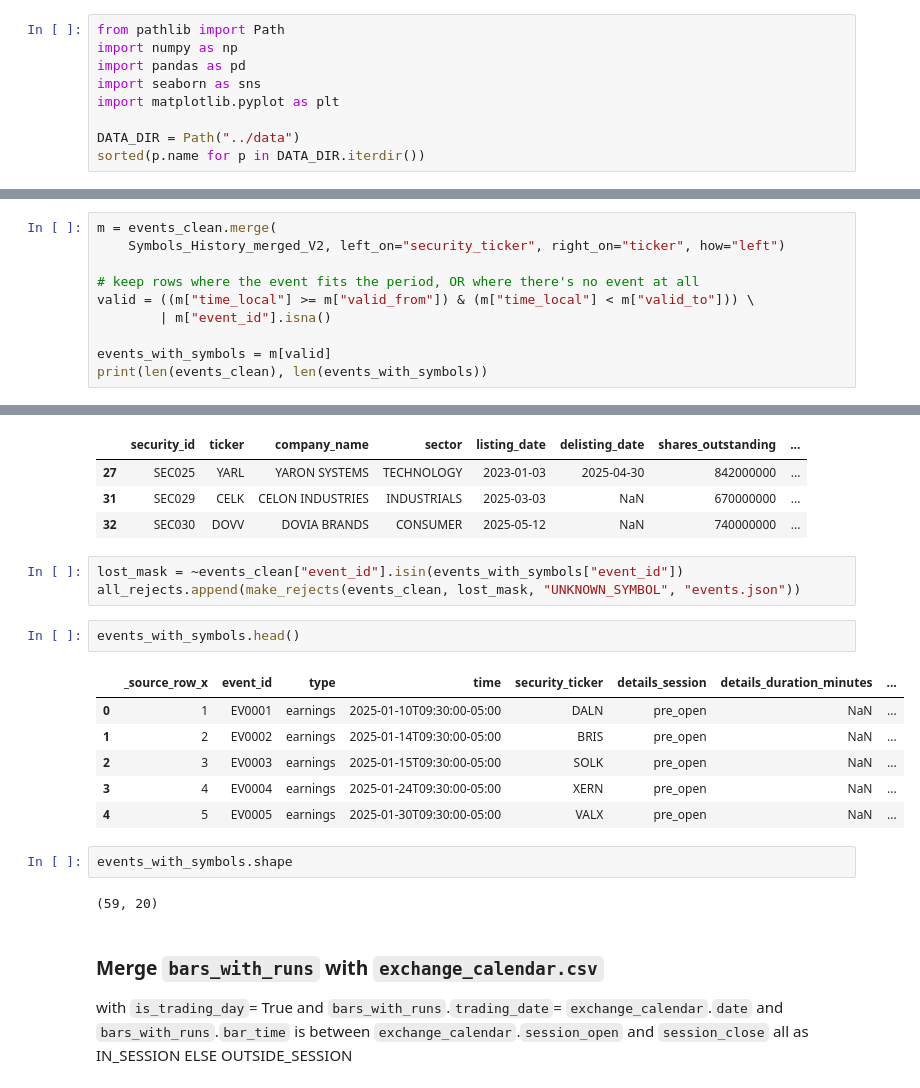
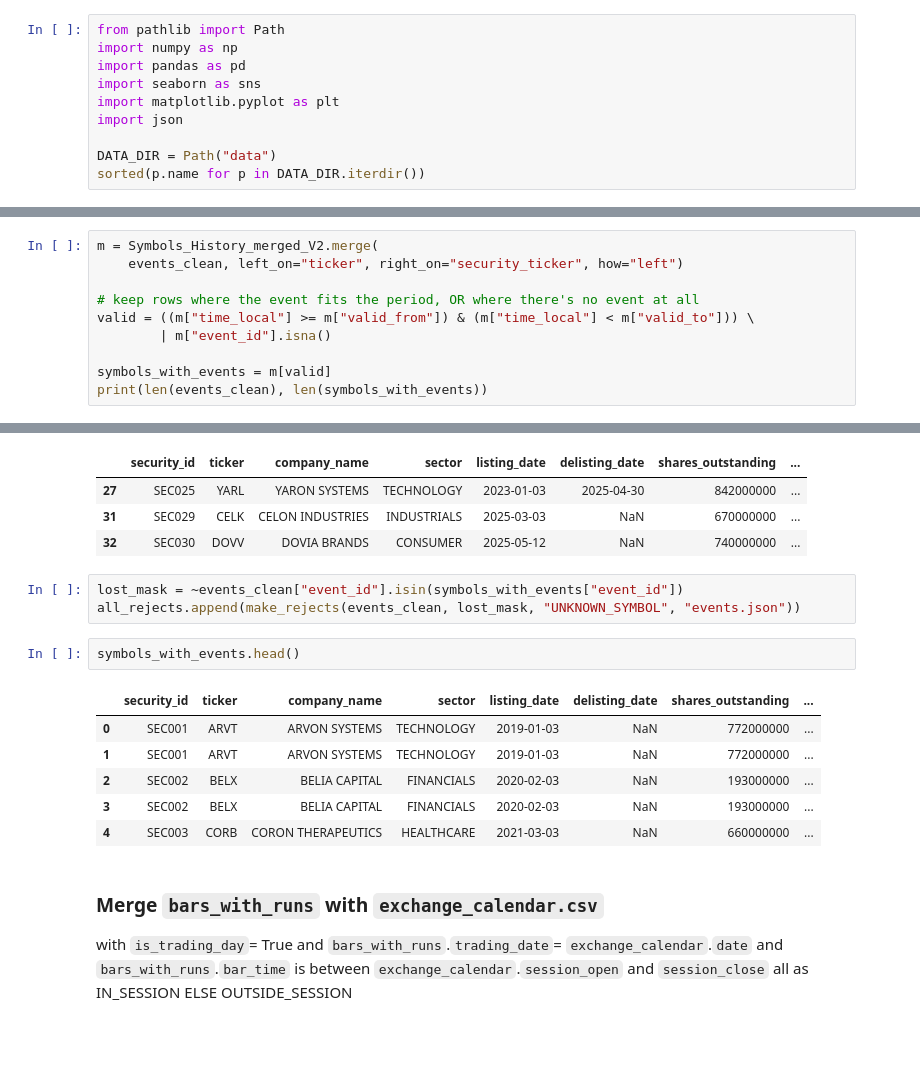
Before and after one commit to SondosMahmoud-5/data-engineering-project, a Jupyter notebook: Project/EDA_V2 copy.ipynb, the cells around one changed output, grey strips where cells are left out. Saved outputs shown, nothing was run; the diff lists cells and outputs as text; blank space fills up the shorter version.

```diff
--- a/Project/EDA_V2 copy.ipynb
+++ b/Project/EDA_V2 copy.ipynb
@@ -6,8 +6,9 @@ import numpy as np
 import pandas as pd
 import seaborn as sns
 import matplotlib.pyplot as plt
+import json
 
-DATA_DIR = Path("../data")
+DATA_DIR = Path("data")
 sorted(p.name for p in DATA_DIR.iterdir())
 # %% [output]
 ['bars_1m.parquet',
@@ -1210,13 +1433,13 @@ Symbols_History_merged_V2[Symbols_History_merged_V2["security_id"].isin(["SEC017
 # %%
-m = events_clean.merge(
-    Symbols_History_merged_V2, left_on="security_ticker", right_on="ticker", how="left")
+m = Symbols_History_merged_V2.merge(
+    events_clean, left_on="ticker", right_on="security_ticker", how="left")
 
 # keep rows where the event fits the period, OR where there's no event at all
 valid = ((m["time_local"] >= m["valid_from"]) & (m["time_local"] < m["valid_to"])) \
         | m["event_id"].isna()
 
-events_with_symbols = m[valid]
-print(len(events_clean), len(events_with_symbols))
+symbols_with_events = m[valid]
+print(len(events_clean), len(symbols_with_events))
 # %% [output]
 62 59
 # %%
@@ -1237,21 +1460,17 @@ Symbols_History_merged_V2[Symbols_History_merged_V2["ticker"].isin(["CELK", "DOV
 | 31 | SEC029 | CELK | CELON INDUSTRIES | INDUSTRIALS | 2025-03-03 | NaN | 670000000 | ... |
 | 32 | SEC030 | DOVV | DOVIA BRANDS | CONSUMER | 2025-05-12 | NaN | 740000000 | ... |
 # %%
-lost_mask = ~events_clean["event_id"].isin(events_with_symbols["event_id"])
+lost_mask = ~events_clean["event_id"].isin(symbols_with_events["event_id"])
 all_rejects.append(make_rejects(events_clean, lost_mask, "UNKNOWN_SYMBOL", "events.json"))
 # %%
-events_with_symbols.head()
+symbols_with_events.head()
 # %% [output]
-|  | _source_row_x | event_id | type | time | security_ticker | details_session | details_duration_minutes | ... |
-| 0 | 1 | EV0001 | earnings | 2025-01-10T09:30:00-05:00 | DALN | pre_open | NaN | ... |
-| 1 | 2 | EV0002 | earnings | 2025-01-14T09:30:00-05:00 | BRIS | pre_open | NaN | ... |
-| 2 | 3 | EV0003 | earnings | 2025-01-15T09:30:00-05:00 | SOLK | pre_open | NaN | ... |
-| 3 | 4 | EV0004 | earnings | 2025-01-24T09:30:00-05:00 | XERN | pre_open | NaN | ... |
-| 4 | 5 | EV0005 | earnings | 2025-01-30T09:30:00-05:00 | VALX | pre_open | NaN | ... |
+|  | security_id | ticker | company_name | sector | listing_date | delisting_date | shares_outstanding | ... |
+| 0 | SEC001 | ARVT | ARVON SYSTEMS | TECHNOLOGY | 2019-01-03 | NaN | 772000000 | ... |
+| 1 | SEC001 | ARVT | ARVON SYSTEMS | TECHNOLOGY | 2019-01-03 | NaN | 772000000 | ... |
+| 2 | SEC002 | BELX | BELIA CAPITAL | FINANCIALS | 2020-02-03 | NaN | 193000000 | ... |
+| 3 | SEC002 | BELX | BELIA CAPITAL | FINANCIALS | 2020-02-03 | NaN | 193000000 | ... |
+| 4 | SEC003 | CORB | CORON THERAPEUTICS | HEALTHCARE | 2021-03-03 | NaN | 660000000 | ... |
-# %%
-events_with_symbols.shape
-# %% [output]
-(59, 20)
 # %% [markdown]
 ### Merge `bars_with_runs` with `exchange_calendar.csv`
 
```
Also changed, not shown: parts of 41 cells of this notebook.
